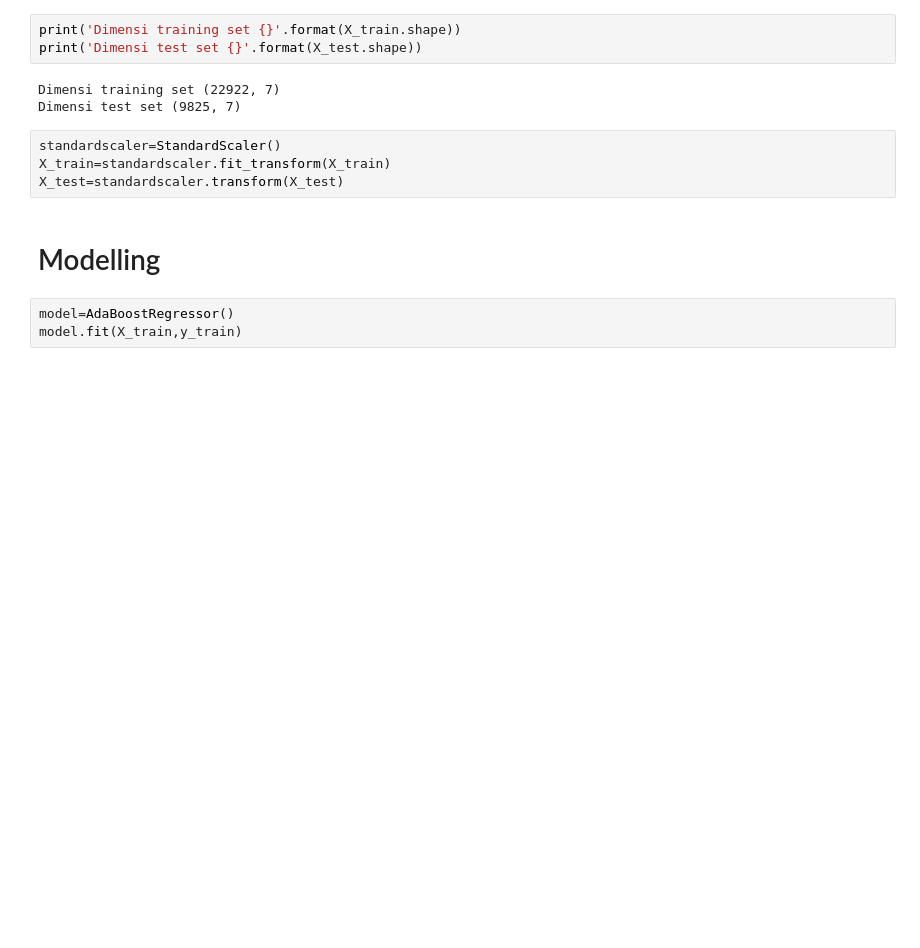
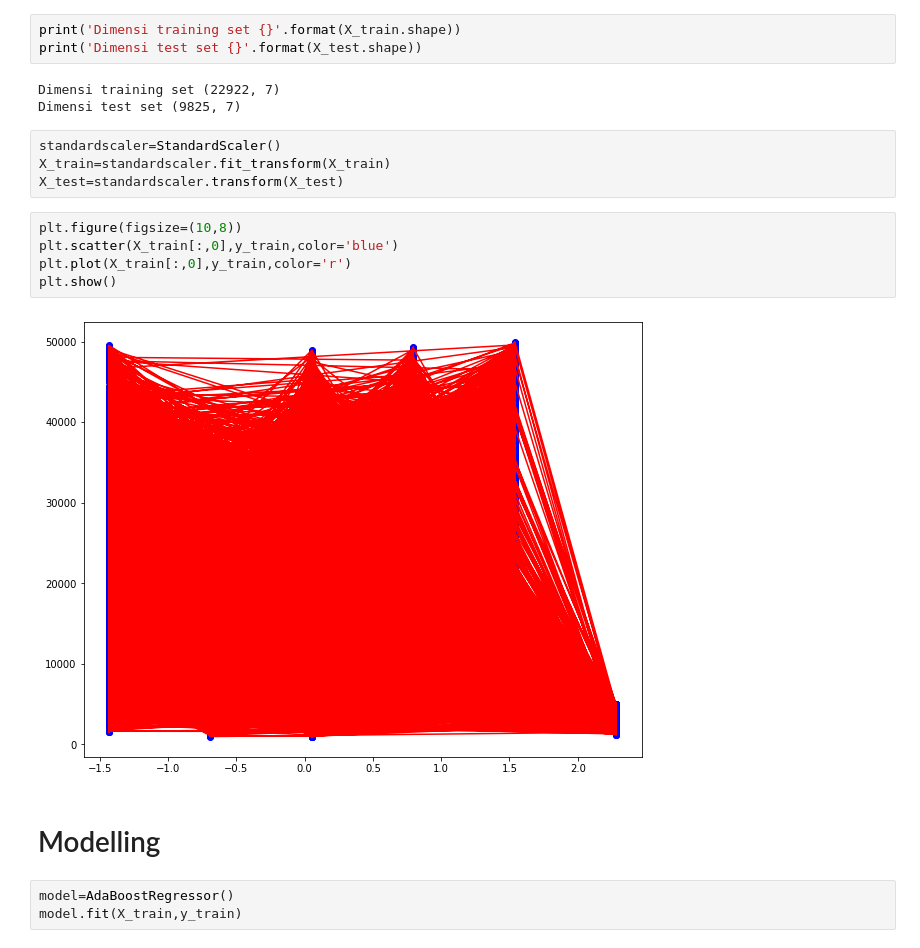
Before and after one commit to FerdyBerlianoP/Internship1, a Jupyter notebook: Untitled.ipynb, the cells around one changed output. Saved outputs shown, nothing was run; the diff lists cells and outputs as text; blank space fills up the shorter version.

```diff
--- a/Untitled.ipynb
+++ b/Untitled.ipynb
@@ -1144,6 +1184,13 @@ Dimensi test set (9825, 7)
 standardscaler=StandardScaler()
 X_train=standardscaler.fit_transform(X_train)
 X_test=standardscaler.transform(X_test)
+# %%
+plt.figure(figsize=(10,8))
+plt.scatter(X_train[:,0],y_train,color='blue')
+plt.plot(X_train[:,0],y_train,color='r')
+plt.show()
+# %% [output]
+[figure, added]
 # %% [markdown]
 # Modelling
 # %%
```
Also changed, not shown: parts of 13 cells of this notebook.
